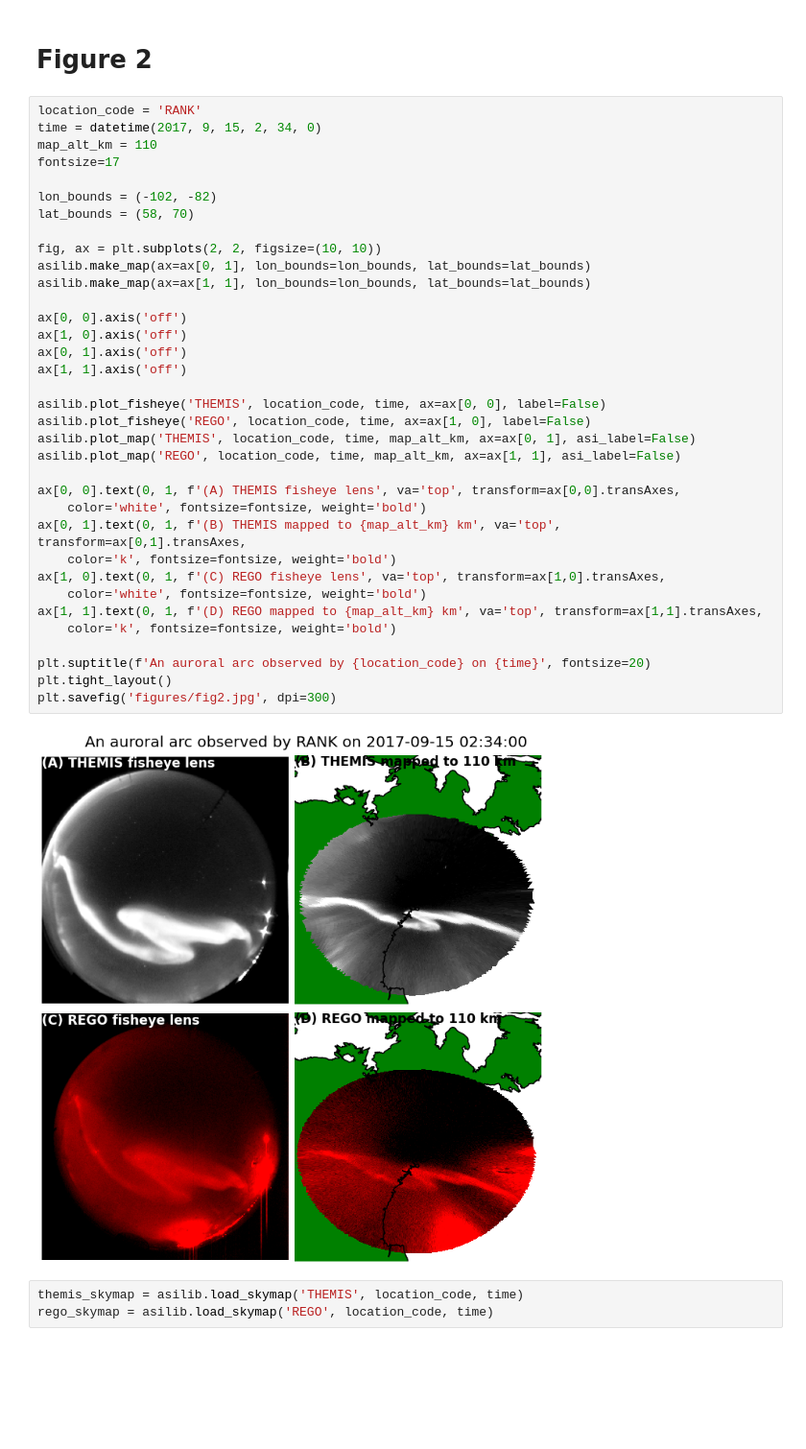
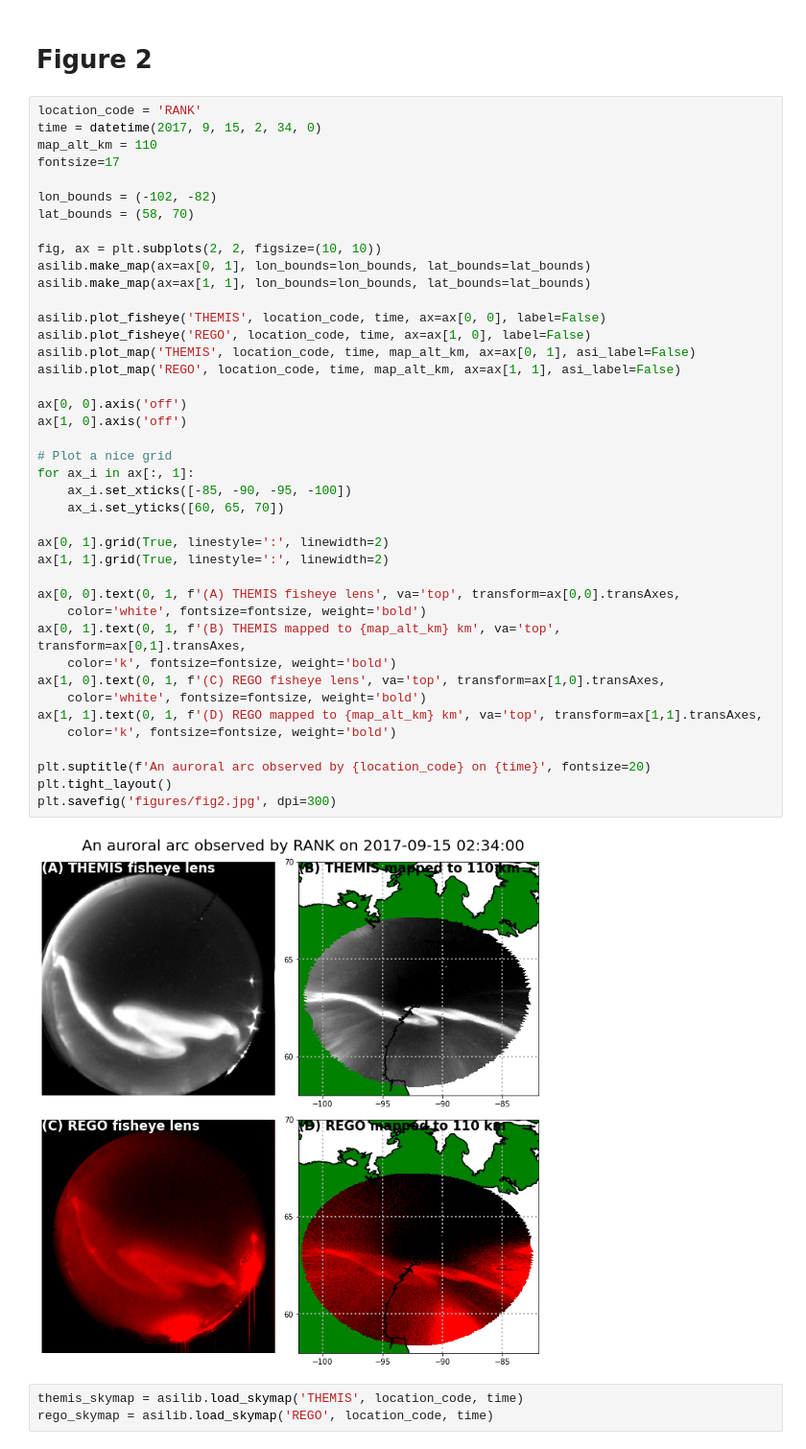
Before and after one commit to mshumko/asilib, a Jupyter notebook: paper/shumko_asilib_figures.ipynb, the cells around one changed output. Shown at 96% size. Drawn from its saved outputs; the diff is of its cells as text; blank space fills up the shorter version.

Commit message:
Updated figure 2 with grid lines.

```diff
--- a/paper/shumko_asilib_figures.ipynb
+++ b/paper/shumko_asilib_figures.ipynb
@@ -30,39 +31,45 @@ asilib version: 0.12.1
 location_code = 'RANK'
 time = datetime(2017, 9, 15, 2, 34, 0)
 map_alt_km = 110
 fontsize=17
 
 lon_bounds = (-102, -82)
 lat_bounds = (58, 70)
 
 fig, ax = plt.subplots(2, 2, figsize=(10, 10))
 asilib.make_map(ax=ax[0, 1], lon_bounds=lon_bounds, lat_bounds=lat_bounds)
 asilib.make_map(ax=ax[1, 1], lon_bounds=lon_bounds, lat_bounds=lat_bounds)
 
-ax[0, 0].axis('off')
-ax[1, 0].axis('off')
-ax[0, 1].axis('off')
-ax[1, 1].axis('off')
-
 asilib.plot_fisheye('THEMIS', location_code, time, ax=ax[0, 0], label=False)
 asilib.plot_fisheye('REGO', location_code, time, ax=ax[1, 0], label=False)
 asilib.plot_map('THEMIS', location_code, time, map_alt_km, ax=ax[0, 1], asi_label=False)
 asilib.plot_map('REGO', location_code, time, map_alt_km, ax=ax[1, 1], asi_label=False)
+
+ax[0, 0].axis('off')
+ax[1, 0].axis('off')
+
+# Plot a nice grid
+for ax_i in ax[:, 1]:
+    ax_i.set_xticks([-85, -90, -95, -100])
+    ax_i.set_yticks([60, 65, 70])
+
+ax[0, 1].grid(True, linestyle=':', linewidth=2)
+ax[1, 1].grid(True, linestyle=':', linewidth=2)
 
 ax[0, 0].text(0, 1, f'(A) THEMIS fisheye lens', va='top', transform=ax[0,0].transAxes,
     color='white', fontsize=fontsize, weight='bold')
 ax[0, 1].text(0, 1, f'(B) THEMIS mapped to {map_alt_km} km', va='top', transform=ax[0,1].transAxes,
     color='k', fontsize=fontsize, weight='bold')
 ax[1, 0].text(0, 1, f'(C) REGO fisheye lens', va='top', transform=ax[1,0].transAxes,
     color='white', fontsize=fontsize, weight='bold')
 ax[1, 1].text(0, 1, f'(D) REGO mapped to {map_alt_km} km', va='top', transform=ax[1,1].transAxes,
     color='k', fontsize=fontsize, weight='bold')
 
 plt.suptitle(f'An auroral arc observed by {location_code} on {time}', fontsize=20)
 plt.tight_layout()
 plt.savefig('figures/fig2.jpg', dpi=300)
 # %% [output]
-[figure, old version]
+[figure, new version]
 # %%
 themis_skymap = asilib.load_skymap('THEMIS', location_code, time)
 rego_skymap = asilib.load_skymap('REGO', location_code, time)
```
Also changed, not shown: parts of 1 cell of this notebook, 1 other file.
